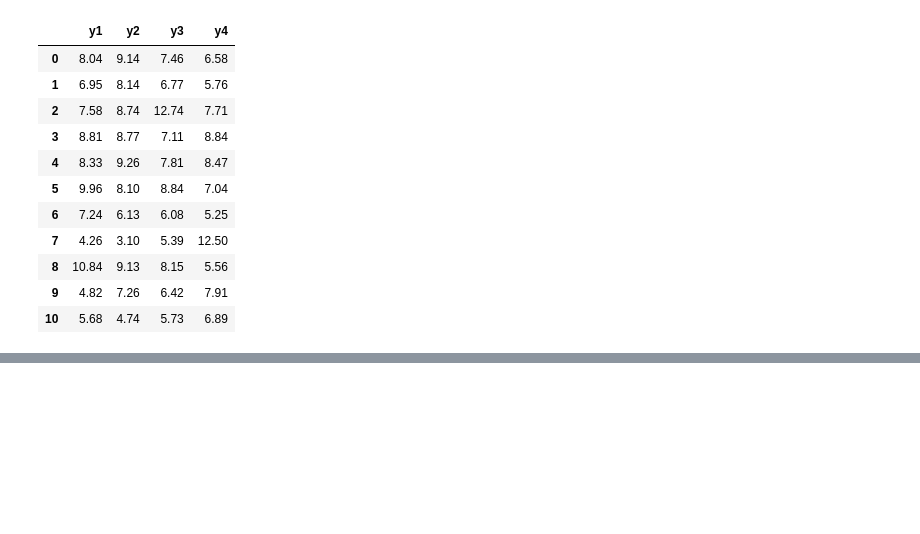
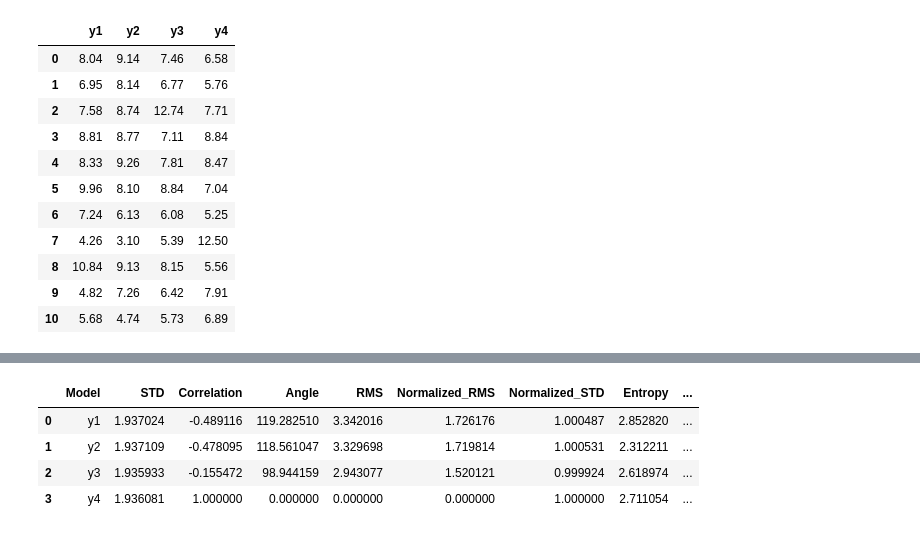
Before and after one commit to AAnzel/Polar-Diagrams-for-Model-Comparison, a Jupyter notebook: Source/main.ipynb, the cells around one changed output, grey strips where cells are left out. Cells and saved outputs as stored; diff of their text form; code cells hidden in the pictures; blank space fills up the shorter version.

```diff
--- a/Source/main.ipynb
+++ b/Source/main.ipynb
@@ -643,0 +766,9 @@ NameError: name 'retry' is not defined
+# %%
+df_taylor_res = df_calculate_all_properties(df_anscombes_quartet_modified, string_ref_model, string_method='pearson', string_library='scipy_sklearn')
+df_taylor_res
+# %% [output]
+|  | Model | STD | Correlation | Angle | RMS | Normalized_RMS | Normalized_STD | Entropy | ... |
+| 0 | y1 | 1.937024 | -0.489116 | 119.282510 | 3.342016 | 1.726176 | 1.000487 | 2.852820 | ... |
+| 1 | y2 | 1.937109 | -0.478095 | 118.561047 | 3.329698 | 1.719814 | 1.000531 | 2.312211 | ... |
+| 2 | y3 | 1.935933 | -0.155472 | 98.944159 | 2.943077 | 1.520121 | 0.999924 | 2.618974 | ... |
+| 3 | y4 | 1.936081 | 1.000000 | 0.000000 | 0.000000 | 0.000000 | 1.000000 | 2.711054 | ... |
```
Also changed, not shown: parts of 21 cells of this notebook.
